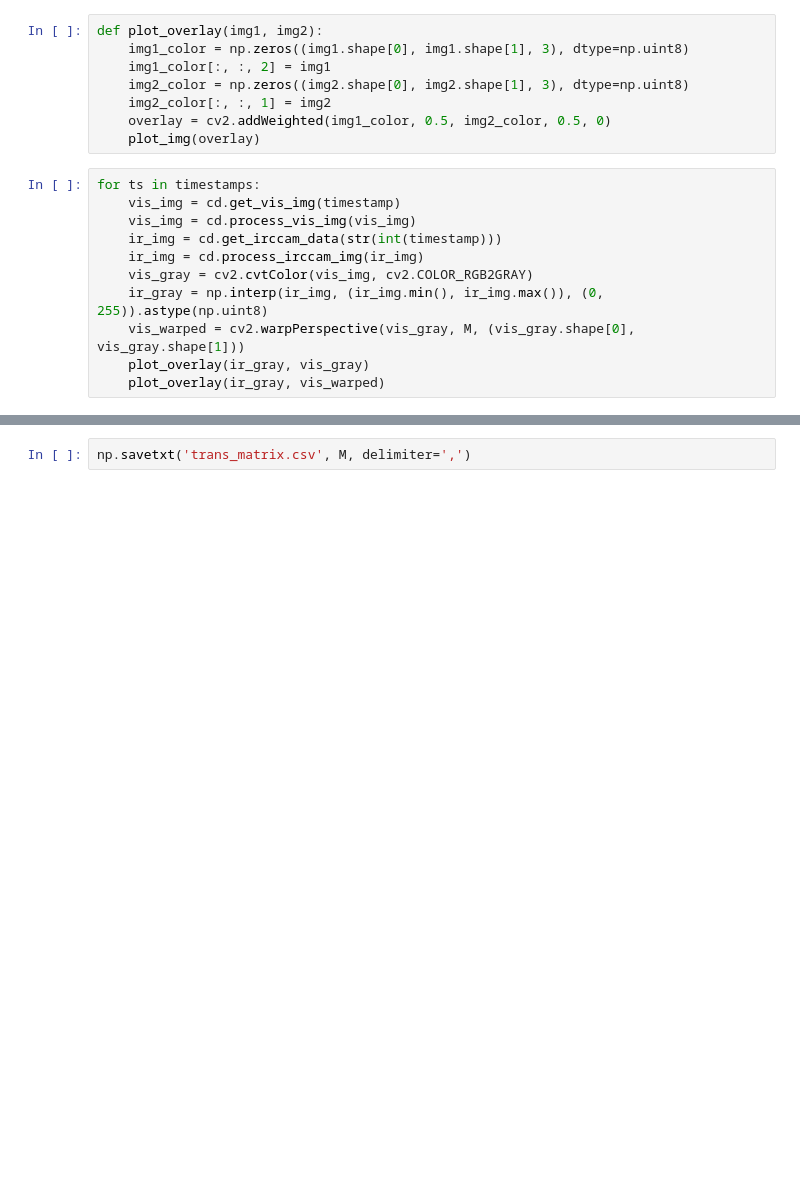
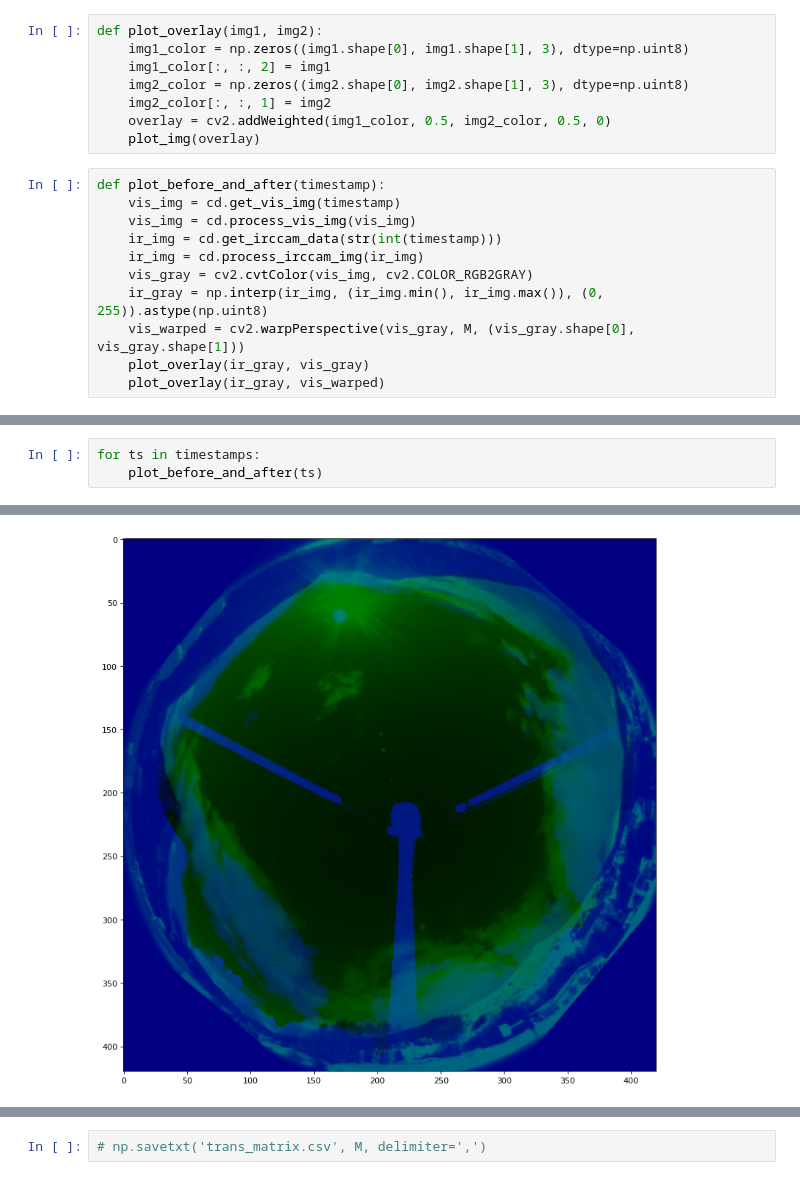
Before and after one commit to elrichgro/cloudseg, a Jupyter notebook: irccam/notebooks/transformation_matrix.ipynb, the cells around one changed output, grey strips where cells are left out. Saved outputs shown, nothing was run; the diff lists cells and outputs as text; blank space fills up the shorter version.

```diff
--- a/irccam/notebooks/transformation_matrix.ipynb
+++ b/irccam/notebooks/transformation_matrix.ipynb
@@ -85,7 +85,7 @@ def plot_overlay(img1, img2):
     overlay = cv2.addWeighted(img1_color, 0.5, img2_color, 0.5, 0)
     plot_img(overlay)
 # %%
-for ts in timestamps:
+def plot_before_and_after(timestamp):
     vis_img = cd.get_vis_img(timestamp)
     vis_img = cd.process_vis_img(vis_img)
     ir_img = cd.get_irccam_data(str(int(timestamp)))
@@ -102,0 +98,4 @@ for ts in timestamps:
+# %%
+for ts in timestamps:
+    plot_before_and_after(ts)
+# %% [output]
@@ -102,0 +104 @@ for ts in timestamps:
+[figure, added]
@@ -103,2 +106,2 @@ for ts in timestamps:
 # %%
-np.savetxt('trans_matrix.csv', M, delimiter=',')
+# np.savetxt('trans_matrix.csv', M, delimiter=',')
```
Also changed, not shown: parts of 3 cells of this notebook, 4 other files.
